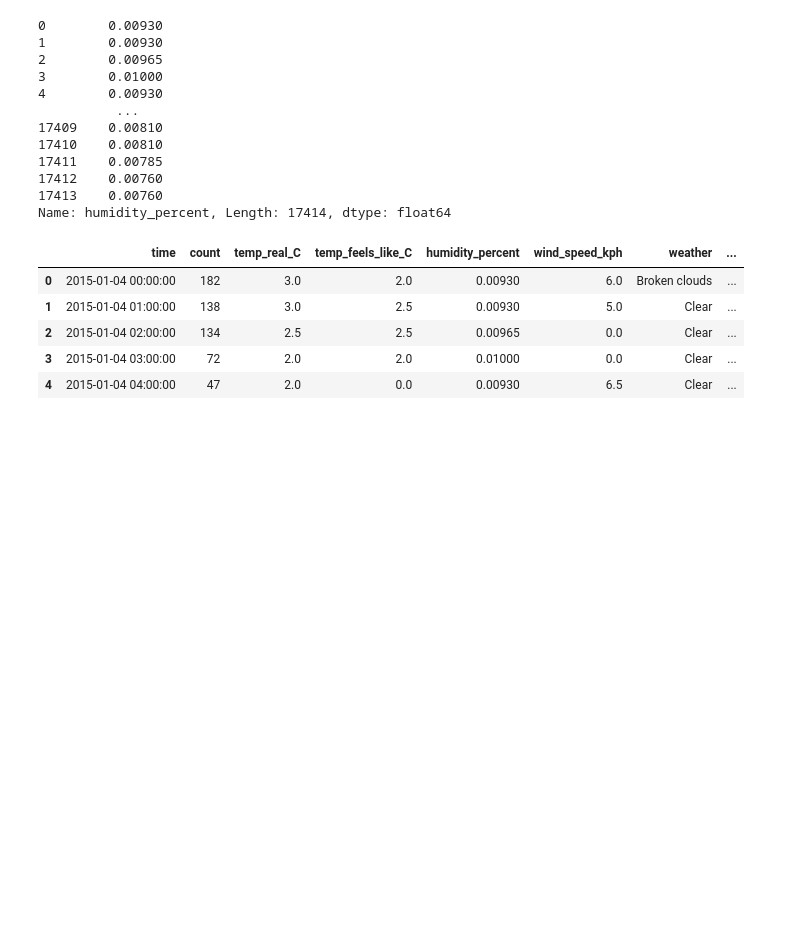
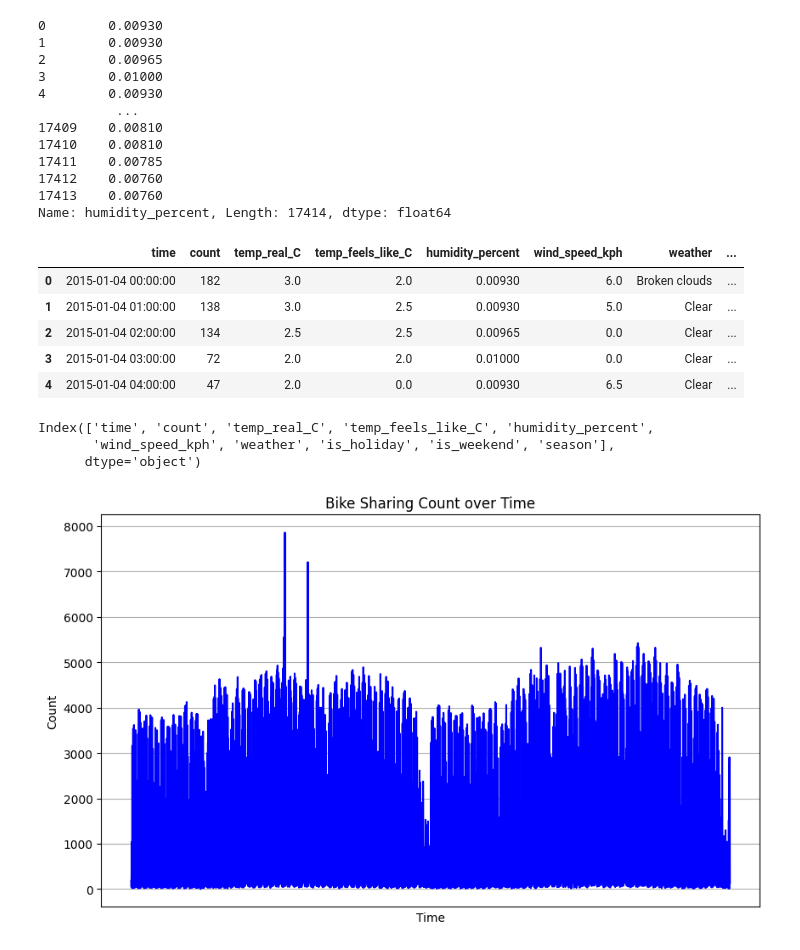
Before and after one commit to Tanay-Dwivedi/London-Bike-Sharing-Data-Analysis, a Jupyter notebook: london_bike_sharing_data_analysis.ipynb, the cells around one changed output. Saved outputs shown, nothing was run; the diff lists cells and outputs as text; code cells hidden in the pictures; blank space fills up the shorter version.

Commit message:
London Bike Sharing Data Analysis

```diff
--- a/london_bike_sharing_data_analysis.ipynb
+++ b/london_bike_sharing_data_analysis.ipynb
@@ -183,0 +188,6 @@ df.head()
+# %%
+df.columns
+# %% [output]
+Index(['time', 'count', 'temp_real_C', 'temp_feels_like_C', 'humidity_percent',
+       'wind_speed_kph', 'weather', 'is_holiday', 'is_weekend', 'season'],
+      dtype='object')
@@ -183,0 +198,14 @@ df.head()
+# %%
+# Analysis of Bike Sharing Count over Time
+
+plt.figure(figsize=(10, 6))
+plt.plot(df['time'], df['count'], color='blue')
+plt.title('Bike Sharing Count over Time')
+plt.xlabel('Time')
+plt.ylabel('Count')
+plt.grid(True)
+plt.xticks([])
+
+plt.show()
+# %% [output]
+[figure, added]
```
Also changed, not shown: parts of 3 cells of this notebook, 1 other file.
